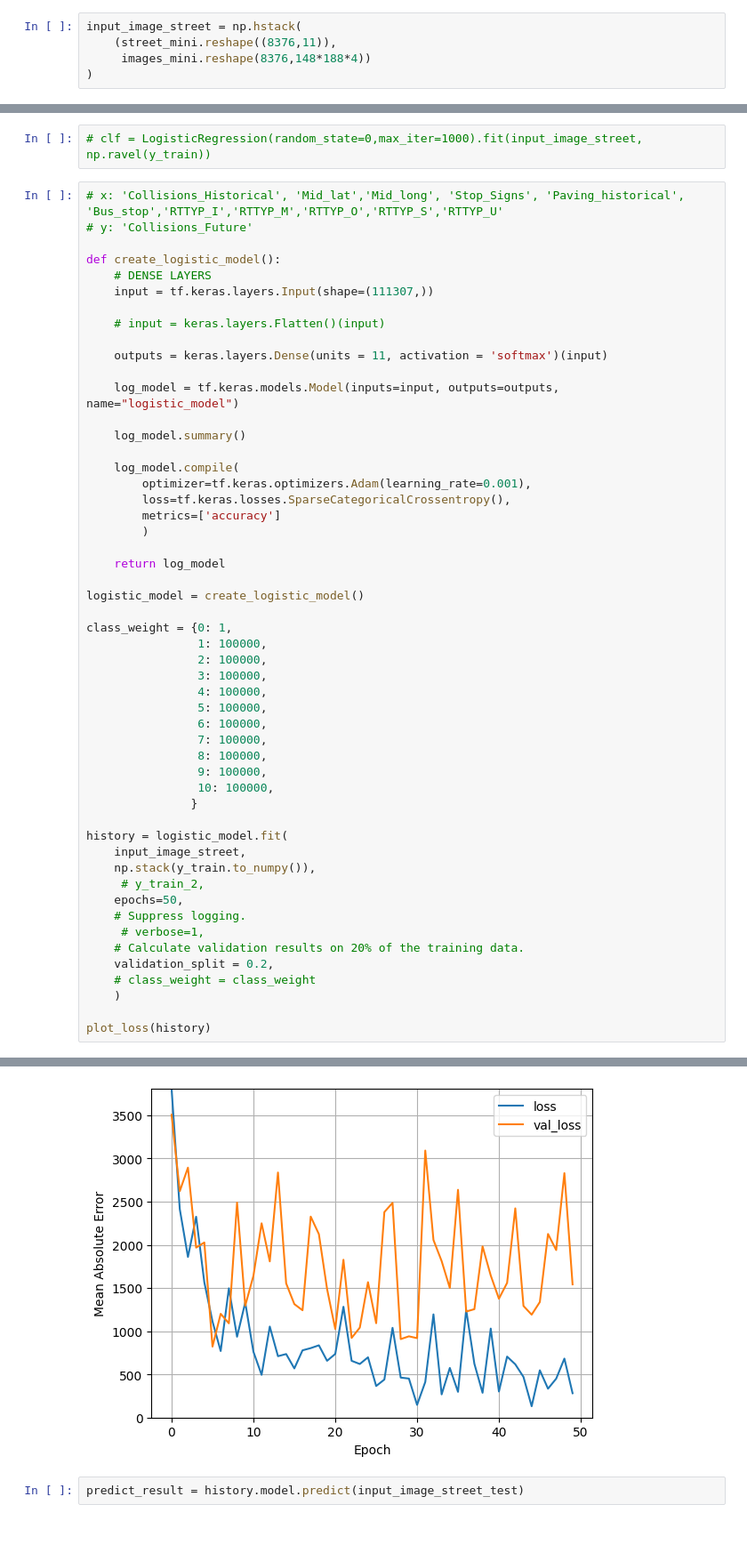
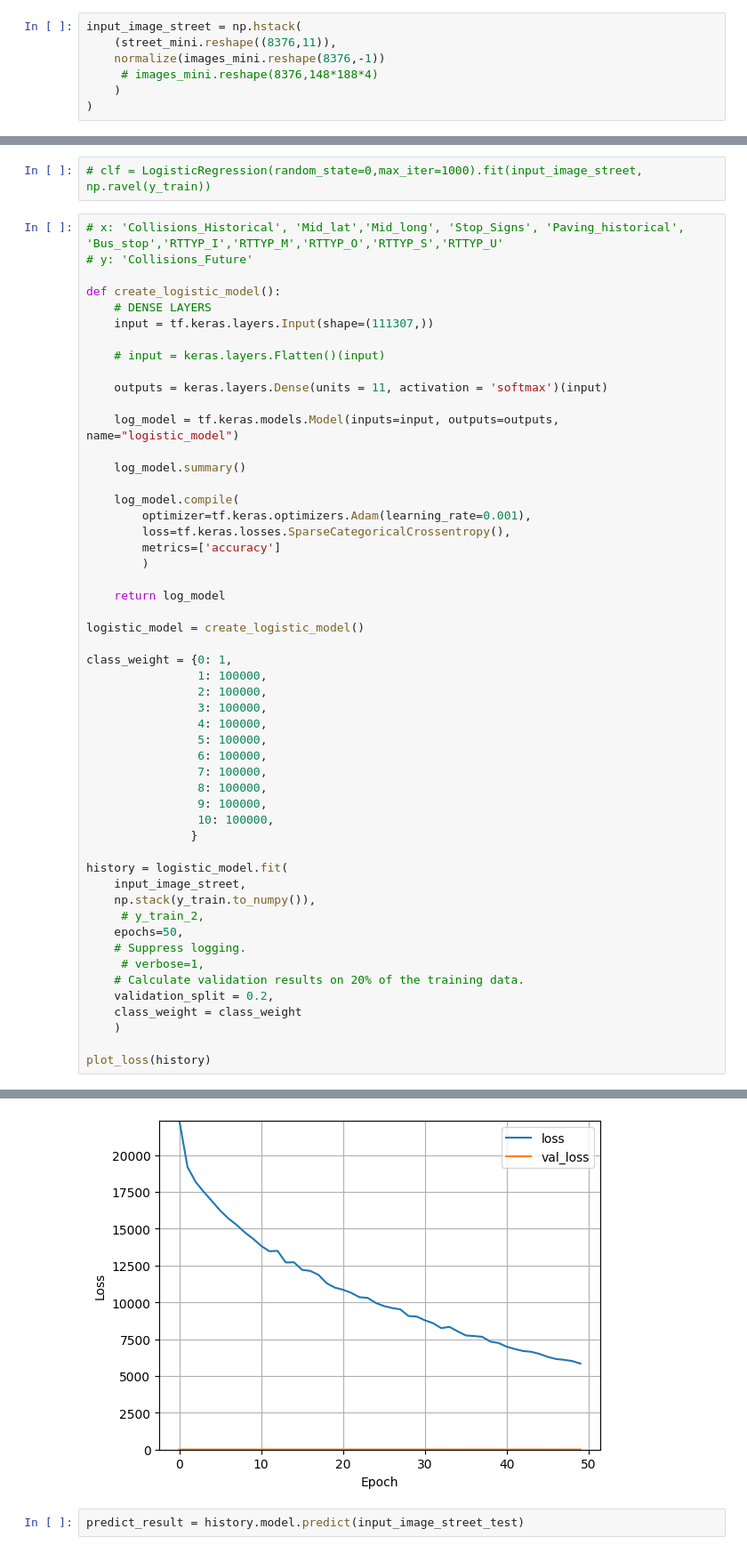
Before and after one commit to arisanguyen/210_Capstone_Aditya_Arisa_Noriel, a Jupyter notebook: abajaj_modeling_binned.ipynb, the cells around one changed output, grey strips where cells are left out. Shown at 89% size. Saved outputs shown, nothing was run; the diff lists cells and outputs as text.

Commit message:
normalized images

```diff
--- a/abajaj_modeling_binned.ipynb
+++ b/abajaj_modeling_binned.ipynb
@@ -246,7 +228,9 @@ print(images_mini.shape)
 # %%
 input_image_street = np.hstack(
     (street_mini.reshape((8376,11)),
-     images_mini.reshape(8376,148*188*4))
+    normalize(images_mini.reshape(8376,-1))
+     # images_mini.reshape(8376,148*188*4)
+    )
 )
 # %%
 print(street_mini_test.shape)
@@ -487,7 +472,7 @@ history = logistic_model.fit(
      # verbose=1,
     # Calculate validation results on 20% of the training data.
     validation_split = 0.2,
-    # class_weight = class_weight
+    class_weight = class_weight
     )
 
 plot_loss(history)
@@ -530,4 +515,4 @@ Epoch 50/50
-[figure, old version]
+[figure, new version]
 # %%
 predict_result = history.model.predict(input_image_street_test)
 # %% [output]
```
Also changed, not shown: parts of 14 cells of this notebook.
